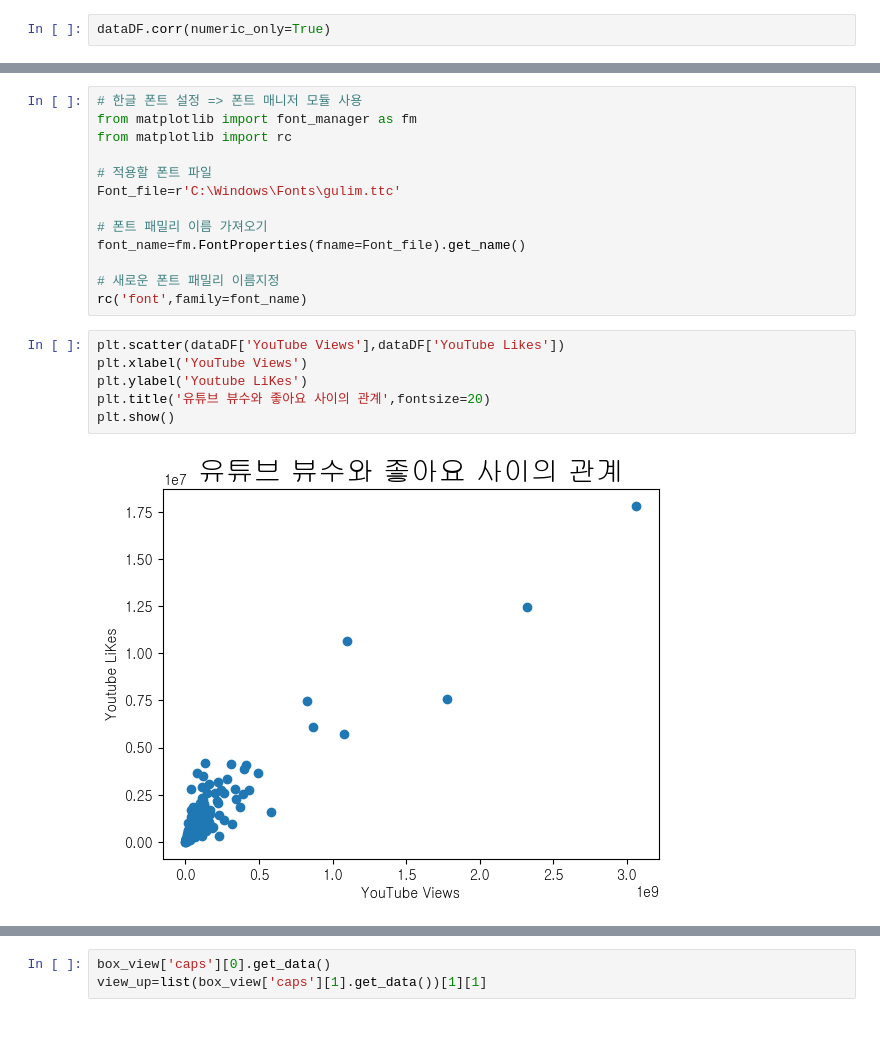
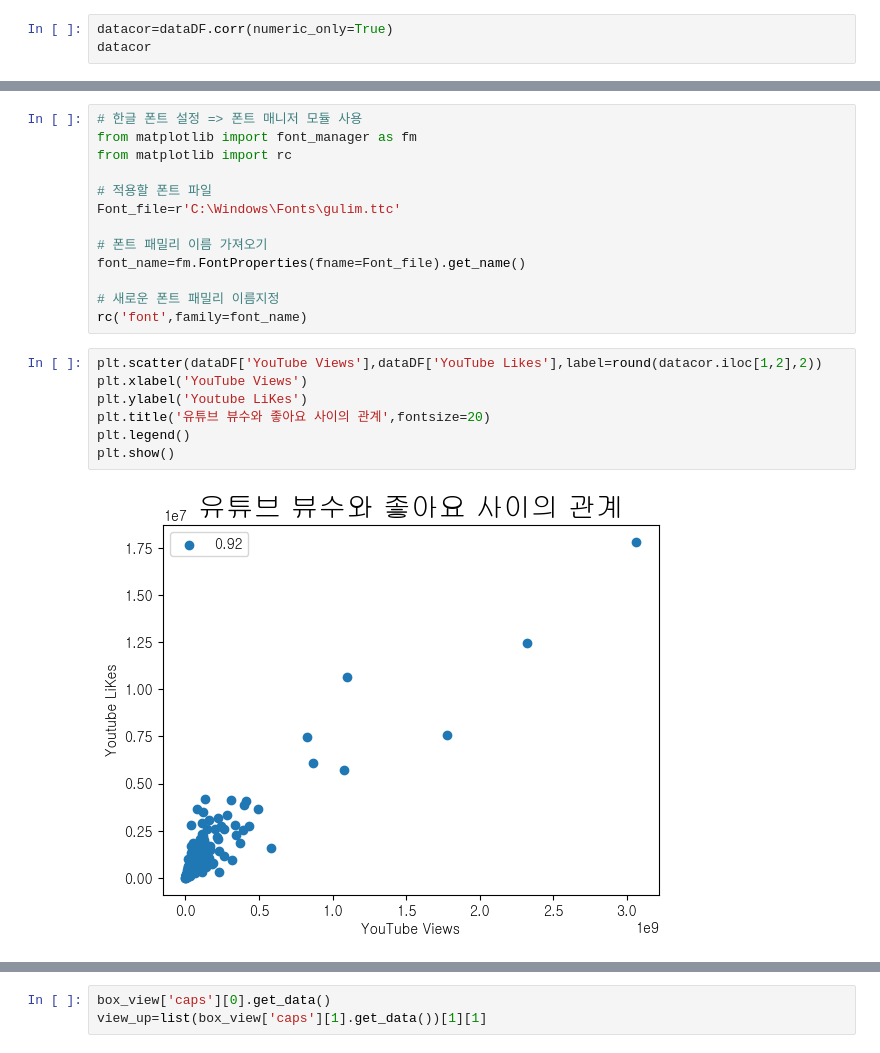
Before and after one commit to angelless00/KDT, a Jupyter notebook: 프로젝트/빌보드차트/billboard.ipynb, the cells around one changed output, grey strips where cells are left out. Drawn from its saved outputs; the diff is of its cells as text.

```diff
--- a/프로젝트/빌보드차트/billboard.ipynb
+++ b/프로젝트/빌보드차트/billboard.ipynb
@@ -161,5 +165,6 @@ memory usage: 9.8+ KB
 # %%
-dataDF.corr(numeric_only=True)
+datacor=dataDF.corr(numeric_only=True)
+datacor
 # %% [output]
 |  | score | YouTube Views | YouTube Likes |
 | score | 1.000000 | 0.050898 | 0.137704 |
@@ -179,13 +184,14 @@ font_name=fm.FontProperties(fname=Font_file).get_name()
 # 새로운 폰트 패밀리 이름지정
 rc('font',family=font_name)
 # %%
-plt.scatter(dataDF['YouTube Views'],dataDF['YouTube Likes'])
+plt.scatter(dataDF['YouTube Views'],dataDF['YouTube Likes'],label=round(datacor.iloc[1,2],2))
 plt.xlabel('YouTube Views')
 plt.ylabel('Youtube LiKes')
 plt.title('유튜브 뷰수와 좋아요 사이의 관계',fontsize=20)
+plt.legend()
 plt.show()
 # %% [output]
-[figure, old version]
+[figure, new version]
 # %%
 fig=plt.figure(figsize=(15,7))
 billtube_1=fig.subplots(1,2,sharey=True)
```
Also changed, not shown: parts of 7 cells of this notebook, 2 other files.
